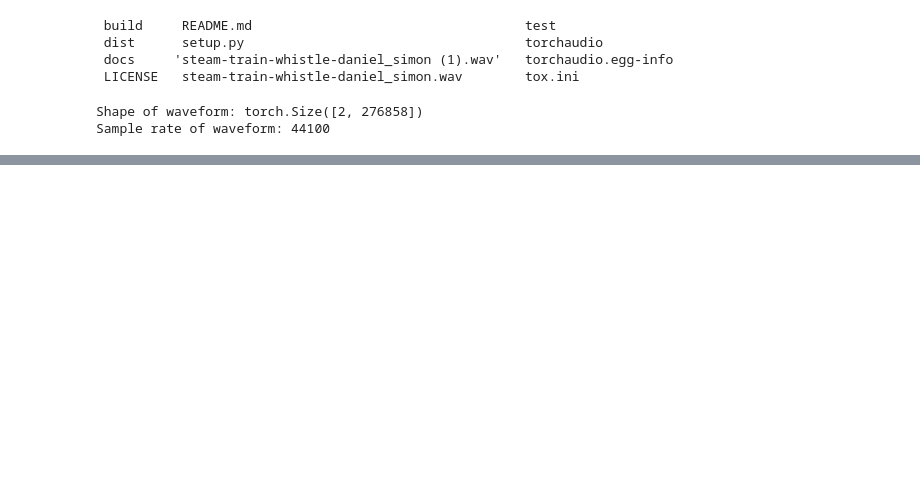
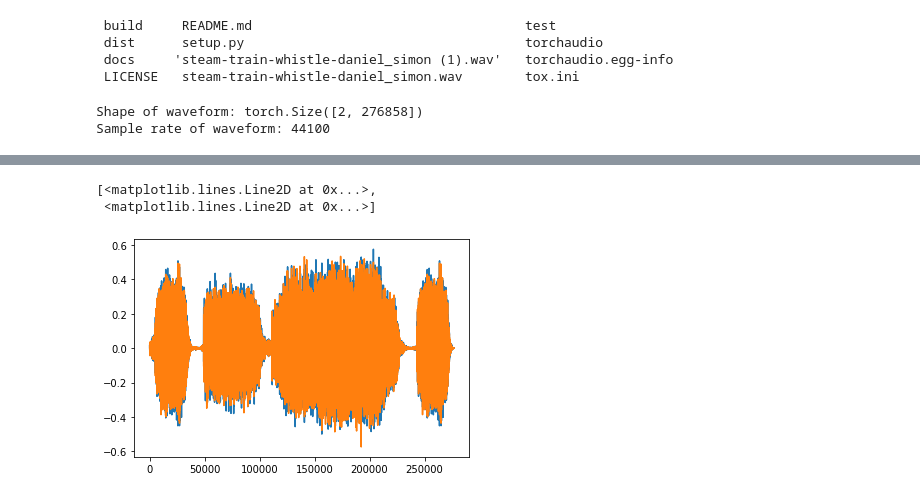
Before and after one commit to ThisuriCham/Pytorch, a Jupyter notebook: audio_classification.ipynb, the cells around one changed output, grey strips where cells are left out. Cells and saved outputs as stored; diff of their text form; code cells hidden in the pictures; blank space fills up the shorter version.

```diff
--- a/audio_classification.ipynb
+++ b/audio_classification.ipynb
@@ -92,0 +112,7 @@ Sample rate of waveform: 44100
+# %%
+plt.figure()
+plt.plot(waveform.t().numpy())
+# %% [output]
+[<matplotlib.lines.Line2D at 0x...>,
+ <matplotlib.lines.Line2D at 0x...>]
+[figure, added]
```
Also changed, not shown: parts of 2 cells of this notebook.
